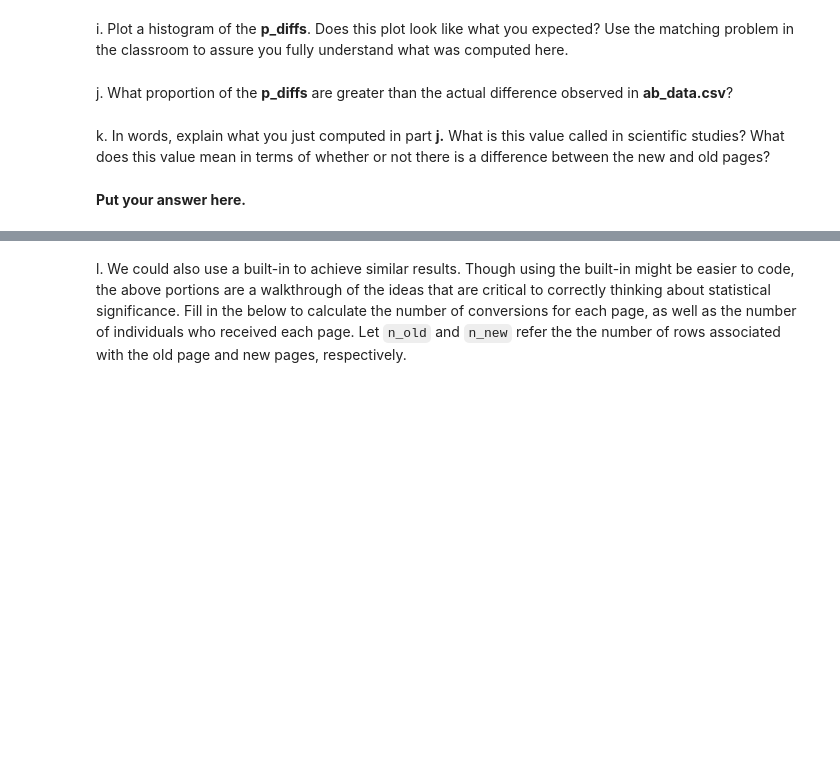
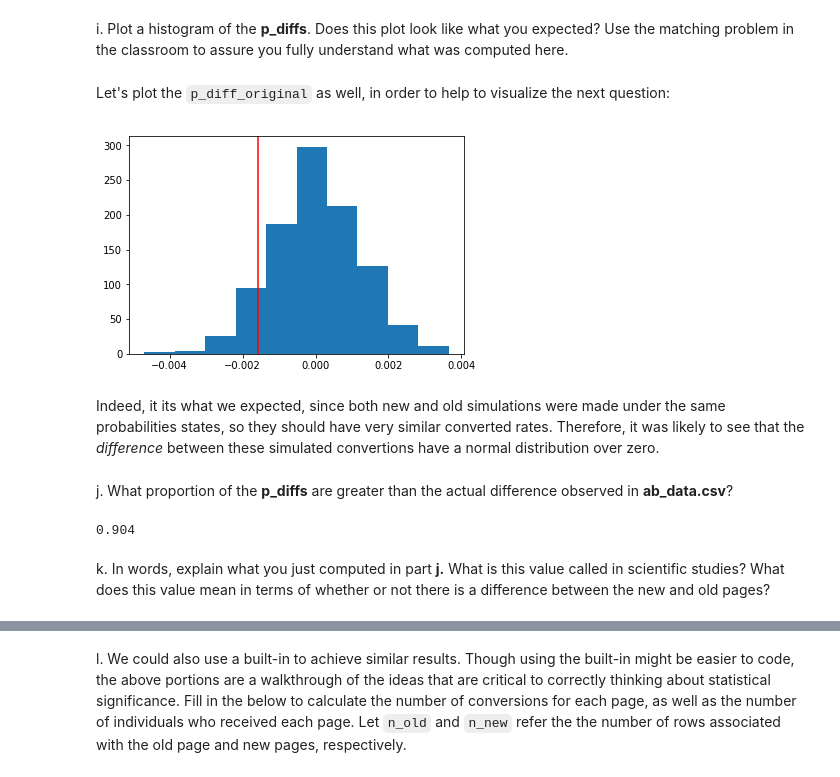
Before and after one commit to lgabs/ABtests, a Jupyter notebook: Analyze_ab_test_results_notebook.ipynb, the cells around one changed output, grey strips where cells are left out. Cells and saved outputs as stored; diff of their text form; code cells hidden in the pictures; blank space fills up the shorter version.

```diff
--- a/Analyze_ab_test_results_notebook.ipynb
+++ b/Analyze_ab_test_results_notebook.ipynb
@@ -243,2 +279,5 @@ c. What is $n_{new}$?
 # %% [markdown]
 d. What is $n_{old}$?
+# %%
+n_old = df2.query("group == 'control'").shape[0]
+n_old
@@ -245,2 +286,4 @@ d. What is $n_{old}$?
 # %% [markdown]
 e. Simulate $n_{new}$ transactions with a convert rate of $p_{new}$ under the null.  Store these $n_{new}$ 1's and 0's in **new_page_converted**.
+# %%
+new_page_converted = np.random.choice(2, size = n_new, p=[1-p_new_null, p_new_null])
@@ -247,2 +296,4 @@ e. Simulate $n_{new}$ transactions with a convert rate of $p_{new}$ under the nu
 # %% [markdown]
 f. Simulate $n_{old}$ transactions with a convert rate of $p_{old}$ under the null.  Store these $n_{old}$ 1's and 0's in **old_page_converted**.
+# %%
+old_page_converted = np.random.choice(2, size = n_old, p=[1-p_old_null, p_old_null])
@@ -251,10 +312,27 @@ g. Find $p_{new}$ - $p_{old}$ for your simulated values from part (e) and (f).
 # %% [markdown]
 h. Simulate 10,000 $p_{new}$ - $p_{old}$ values using this same process similarly to the one you calculated in parts **a. through g.** above.  Store all 10,000 values in a numpy array called **p_diffs**.
+# %%
+p_diffs = []
+for _ in range(1000):
+    new_page_converted = np.random.choice(2, size = n_new, p=[1-p_new_null, p_new_null])
+    old_page_converted = np.random.choice(2, size = n_old, p=[1-p_old_null, p_old_null])
+    p_diffs.append(new_page_converted.mean() - old_page_converted.mean())
 # %% [markdown]
 i. Plot a histogram of the **p_diffs**.  Does this plot look like what you expected?  Use the matching problem in the classroom to assure you fully understand what was computed here.
+# %% [markdown]
+Let's plot the ``p_diff_original`` as well, in order to help to visualize the next question:
+# %%
+plt.hist(p_diffs)
+plt.axvline(p_diff_original, 0,color = 'red');
+# %% [output]
+[figure, added]
+# %% [markdown]
+Indeed, it its what we expected, since both new and old simulations were made under the same probabilities states, so they should have very similar converted rates. Therefore, it was likely to see that the *difference* between these simulated convertions have a normal distribution over zero.
 # %% [markdown]
 j. What proportion of the **p_diffs** are greater than the actual difference observed in **ab_data.csv**?
+# %%
+len([x for x in p_diffs if x > p_diff_original])/len(p_diffs)
+# %% [output]
+0.904
 # %% [markdown]
 k. In words, explain what you just computed in part **j.**  What is this value called in scientific studies?  What does this value mean in terms of whether or not there is a difference between the new and old pages?
-# %% [markdown]
-**Put your answer here.**
```
Also changed, not shown: parts of 44 cells of this notebook, 1 other file.
